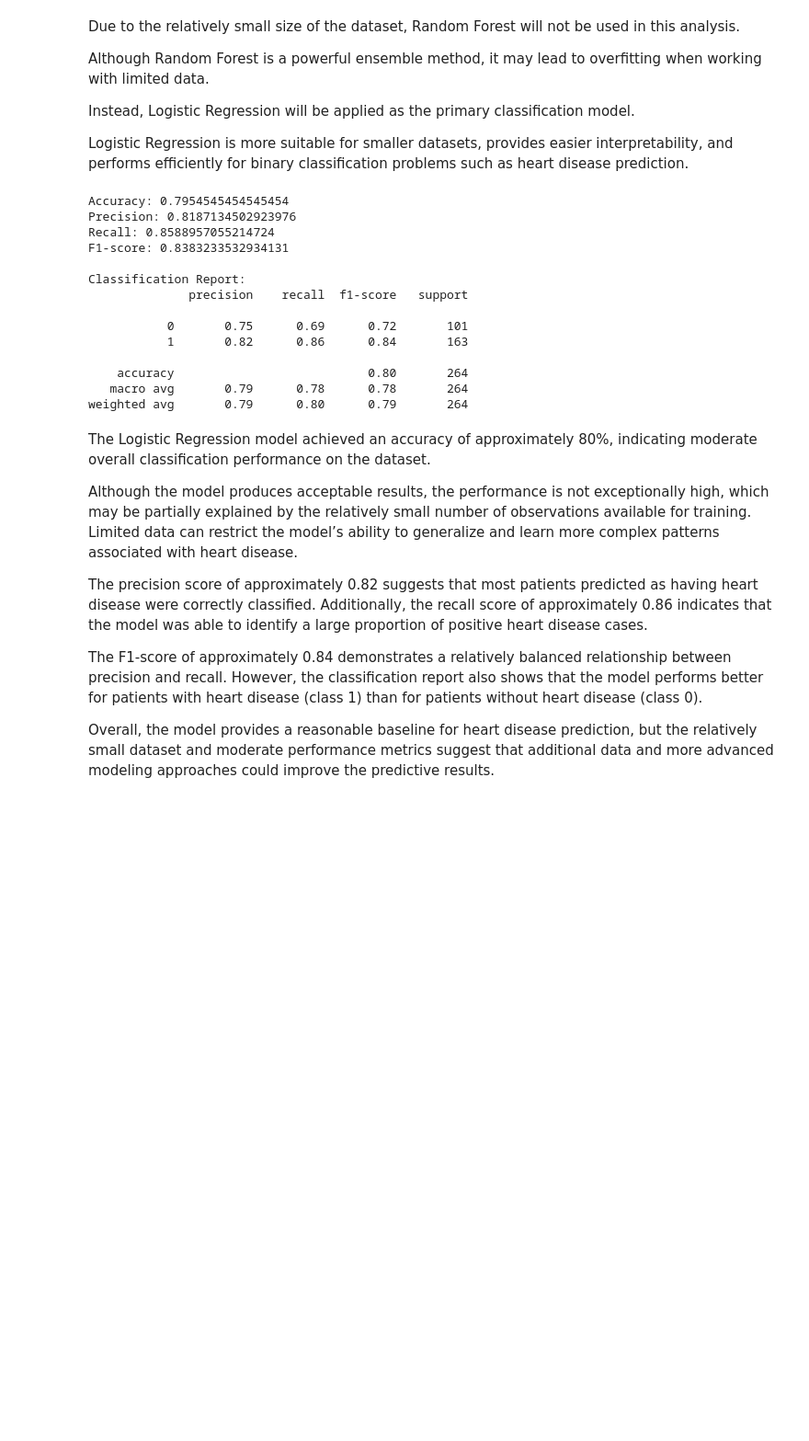
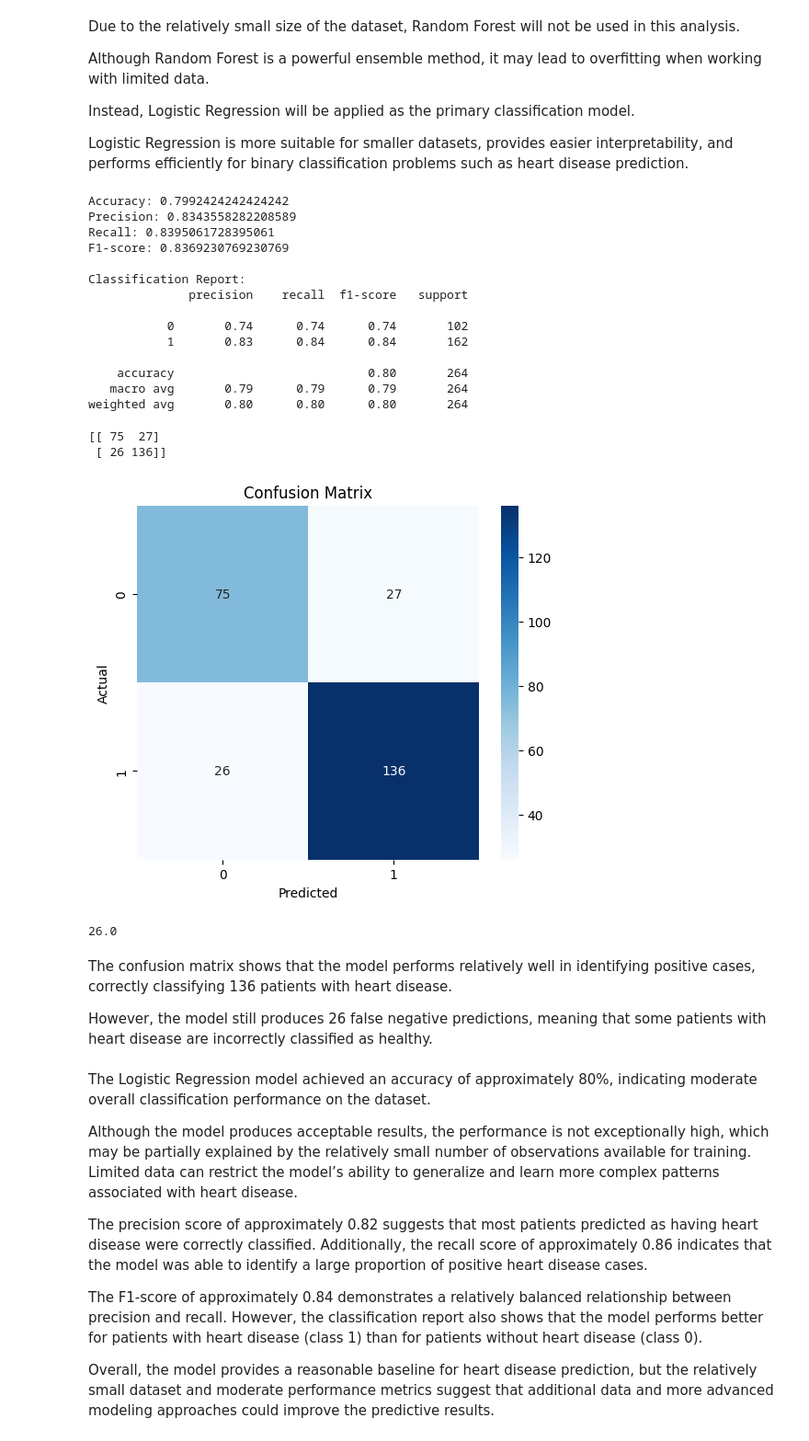
Before and after one commit to plamensve/ds_retake_exam_2026, a Jupyter notebook: notebooks/03_dataset_2_overview.ipynb, the cells around one changed output. Shown at 92% size. Drawn from its saved outputs; the diff is of its cells as text; code cells hidden in the pictures; blank space fills up the shorter version.

```diff
--- a/notebooks/03_dataset_2_overview.ipynb
+++ b/notebooks/03_dataset_2_overview.ipynb
@@ -484,16 +493,11 @@ and performs efficiently for binary classification problems such as heart diseas
 # %%
-# Features
-X = df.drop(columns=['result'])
-
-# Target
-y = df['result']
-
 # Train/Test Split
 X_train, X_test, y_train, y_test = train_test_split(
     X,
     y,
     test_size=0.2,
-    random_state=42
+    random_state=42,
+    stratify=y
 )
 
 model = LogisticRegression(max_iter=1000)
@@ -517,20 +521,52 @@ print("F1-score:", f1)
 print("\nClassification Report:")
 print(classification_report(y_test, y_pred))
 # %% [output]
-Accuracy: 0.7954545454545454
-Precision: 0.8187134502923976
-Recall: 0.8588957055214724
-F1-score: 0.8383233532934131
+Accuracy: 0.7992424242424242
+Precision: 0.8343558282208589
+Recall: 0.8395061728395061
+F1-score: 0.8369230769230769
 
 Classification Report:
               precision    recall  f1-score   support
 
-           0       0.75      0.69      0.72       101
-           1       0.82      0.86      0.84       163
+           0       0.74      0.74      0.74       102
+           1       0.83      0.84      0.84       162
 
     accuracy                           0.80       264
-   macro avg       0.79      0.78      0.78       264
-weighted avg       0.79      0.80      0.79       264
+   macro avg       0.79      0.79      0.79       264
+weighted avg       0.80      0.80      0.80       264
+# %%
+cm0 = confusion_matrix(y_test, y_pred)
+
+print(cm0)
+# %% [output]
+[[ 75  27]
+ [ 26 136]]
+# %%
+plt.figure(figsize=(6,5))
+
+sns.heatmap(
+    cm0,
+    annot=True,
+    fmt='d',
+    cmap='Blues'
+)
+
+plt.xlabel('Predicted')
+plt.ylabel('Actual')
+plt.title('Confusion Matrix')
+
+plt.show()
+# %% [output]
+[figure, added]
+# %%
+round(26 / (26 + 75), 2) * 100
+# %% [output]
+26.0
+# %% [markdown]
+The confusion matrix shows that the model performs relatively well in identifying positive cases, correctly classifying 136 patients with heart disease.
+
+However, the model still produces 26 false negative predictions, meaning that some patients with heart disease are incorrectly classified as healthy.
 # %% [markdown]
 The Logistic Regression model achieved an accuracy of approximately 80%, indicating moderate overall classification performance on the dataset.
 
```
Also changed, not shown: parts of 15 cells of this notebook.
